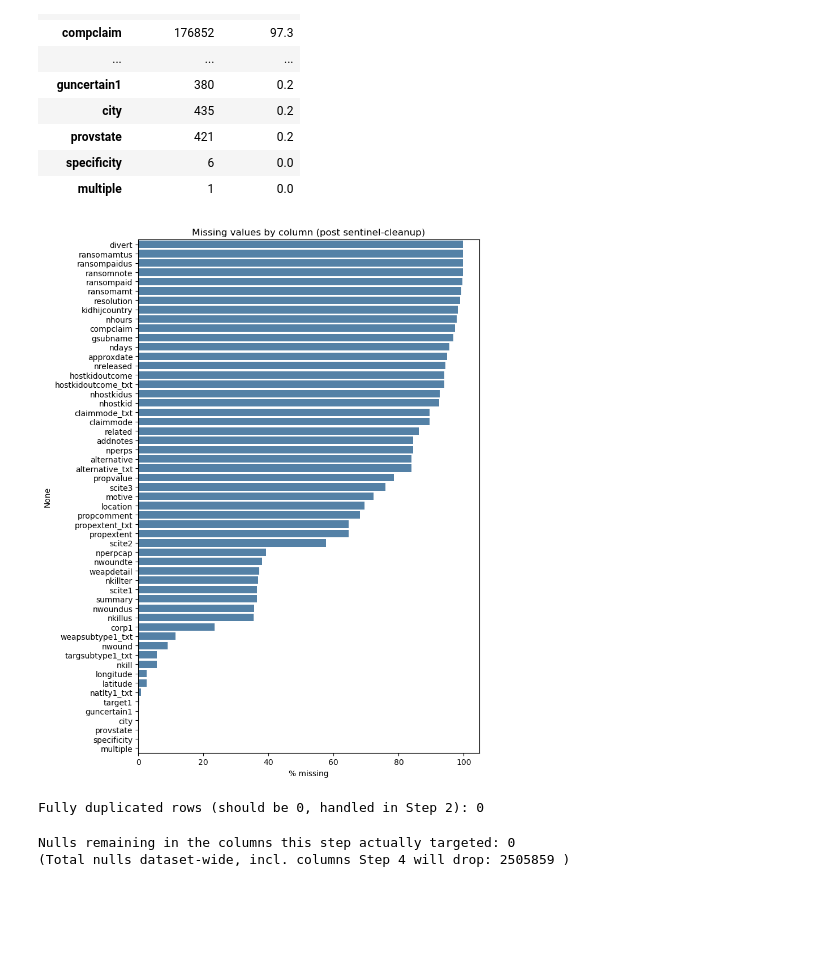
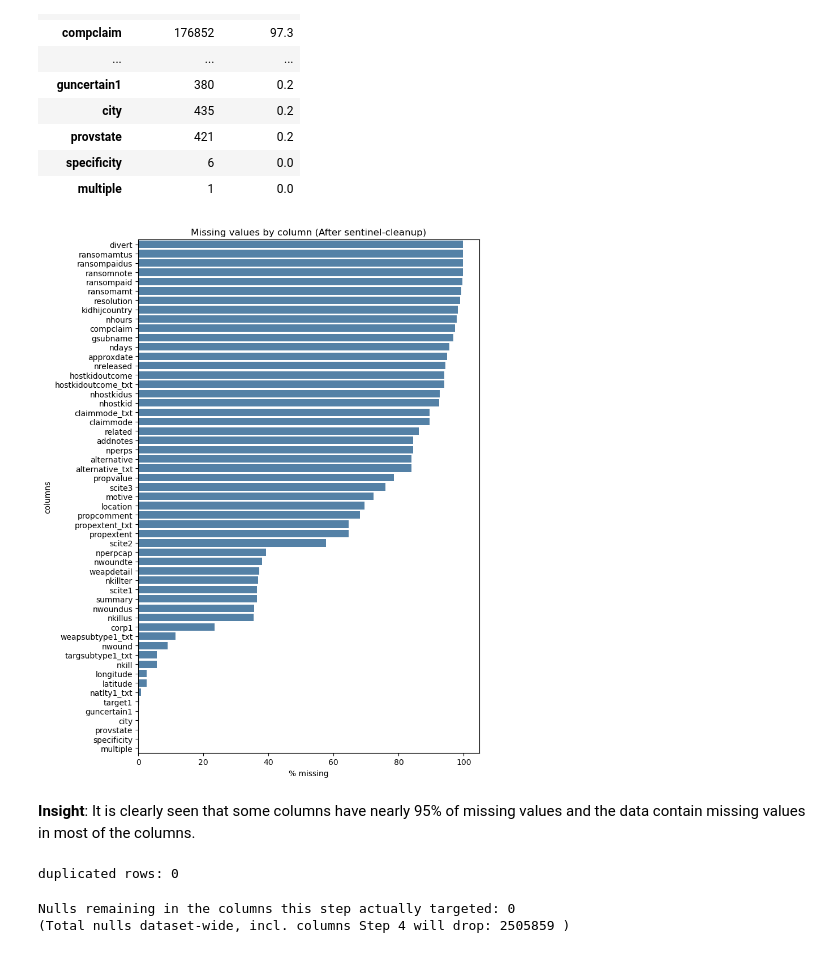
Before and after one commit to ayushgupta0905/TASK_3_Global-terrorism-Analysis, a Jupyter notebook: notebooks/EDA.ipynb, the cells around one changed output. Saved outputs shown, nothing was run; the diff lists cells and outputs as text; code cells hidden in the pictures; blank space fills up the shorter version.

Commit message:
Added the Complete EDA code with model preprocessing cleanup

```diff
--- a/notebooks/EDA.ipynb
+++ b/notebooks/EDA.ipynb
@@ -172,15 +175,19 @@ missing
 # %%
 plt.figure(figsize=(8, 10))
 sns.barplot(x=missing["missing_pct"], y=missing.index, color="steelblue")
 plt.xlabel("% missing")
-plt.title("Missing values by column (post sentinel-cleanup)")
+plt.ylabel("columns")
+plt.title("Missing values by column (After sentinel-cleanup)")
 plt.tight_layout()
 plt.show()
-
-print("Fully duplicated rows (should be 0, handled in Step 2):", df.duplicated().sum())
 # %% [output]
-[figure, old version]
+[figure, new version]
-Fully duplicated rows (should be 0, handled in Step 2): 0
+# %% [markdown]
+**Insight**: It is clearly seen that some columns have nearly 95% of missing values and the data contain missing values in most of the columns.
+# %%
+print("duplicated rows:", df.duplicated().sum())
+# %% [output]
+duplicated rows: 0
 # %%
 numeric_impute_cols = ["nkill", "nwound", "nkillus", "nwoundus",
                         "nkillter", "nwoundte", "nperps", "nperpcap",
```
Also changed, not shown: parts of 13 cells of this notebook, 2 other files.
